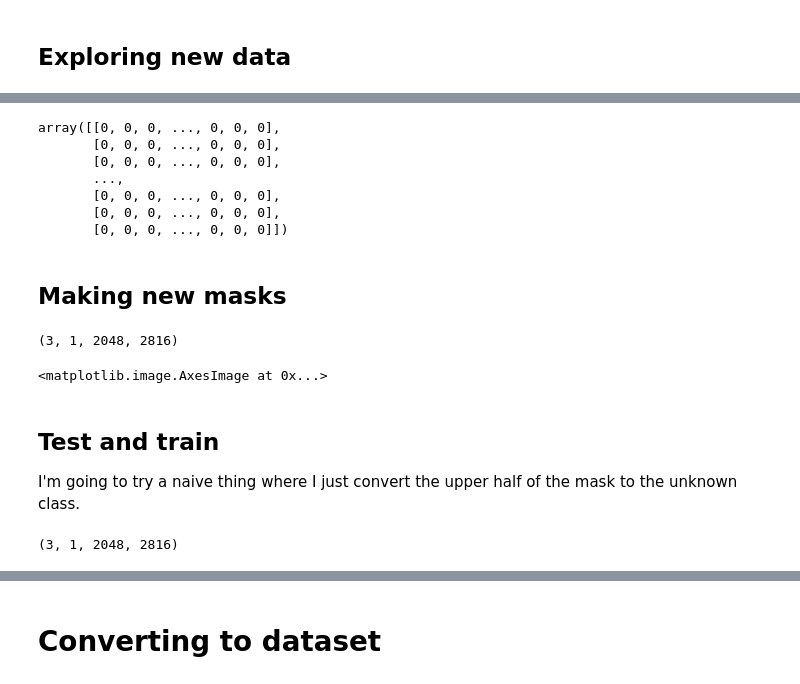
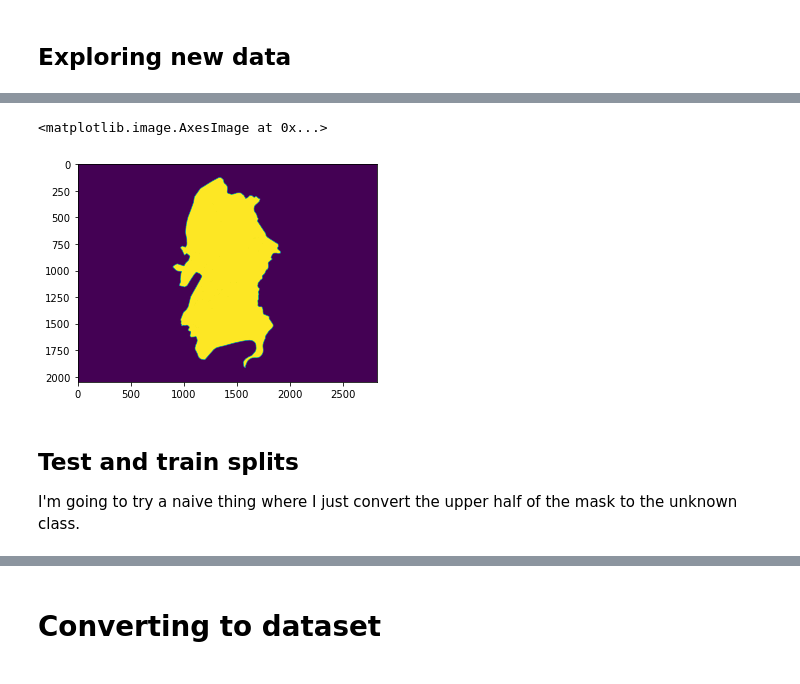
Before and after one commit to colefranks/MarshBoundaries, a Jupyter notebook: MarshBoundaries.ipynb, the cells around one changed output, grey strips where cells are left out. Saved outputs shown, nothing was run; the diff lists cells and outputs as text; code cells hidden in the pictures.

Commit message:
before trying the horrible reshape

```diff
--- a/MarshBoundaries.ipynb
+++ b/MarshBoundaries.ipynb
@@ -223,3 +57,30 @@ images.shape
+# %%
+#change the values in the mask to integers from 1 to 5 instead of the weird 0-255 values currently in there
+
+THRESH = [90,125,140,180]
+
+
+masks = []
+weights = []
+for mask in new_masks:
+    int_mask = np.zeros_like(mask)
+    for t in THRESH:
+        is_bigger = mask >= t
+        is_bigger = is_bigger.astype(int)
+        int_mask = int_mask + is_bigger
+
+    #the final one is the unlabeled stuff; so we get that and convert it to 0 on unlabeled and 1 on labeled
+    #is_bigger = is_bigger.astype(bool)
+    is_bigger = np.logical_not(is_bigger)
+    is_bigger = is_bigger.astype(int)
+    is_bigger = np.reshape(is_bigger, (1,XDIM,YDIM))
+
+    int_mask = np.reshape(int_mask, (1,XDIM,YDIM))
+    masks.append(int_mask)
+    weights.append(is_bigger)
+
+masks = np.array(masks)
+weights = np.array(weights)
 # %% [markdown]
 ## Exploring new data
 # %%
@@ -320,16 +105,0 @@ u.shape
-# %%
-#idea: for each threshold value, add 1 if it's greater than it.
-#convert boolean to integer
-
-p= grey_vcr_mask < 90
-p.astype(int)
-# %% [output]
-array([[0, 0, 0, ..., 0, 0, 0],
-       [0, 0, 0, ..., 0, 0, 0],
-       [0, 0, 0, ..., 0, 0, 0],
-       ...,
-       [0, 0, 0, ..., 0, 0, 0],
-       [0, 0, 0, ..., 0, 0, 0],
-       [0, 0, 0, ..., 0, 0, 0]])
-# %% [markdown]
-## Making new masks
@@ -353,18 +106,10 @@ masks = np.array(masks)
-# %%
-masks.shape
-# %% [output]
-(3, 1, 2048, 2816)
-# %%
-#check that it's right.
-
-ax = plt.axes()
-
-ax.imshow(test_masks[0,0])
-#np.unique(int_masks)
-# %% [output]
-<matplotlib.image.AxesImage at 0x...>
+# %%
+plt.imshow(weights[2][0])
+# %% [output]
+<matplotlib.image.AxesImage at 0x...>
+[figure, added]
 # %% [markdown]
-## Test and train
+## Test and train splits
 
 I'm going to try a naive thing where I just convert the upper half of the mask to the unknown class.
 # %%
@@ -390,11 +135,4 @@ for m in masks:
 
 te_masks = np.array(te_masks)
 tr_masks = np.array(tr_masks)
-# %%
-ax = plt.axes()
-
-np.shape(te_masks)
-#np.shape(tr_masks)
-# %% [output]
-(3, 1, 2048, 2816)
 # %%
```
Also changed, not shown: parts of 53 cells of this notebook.
